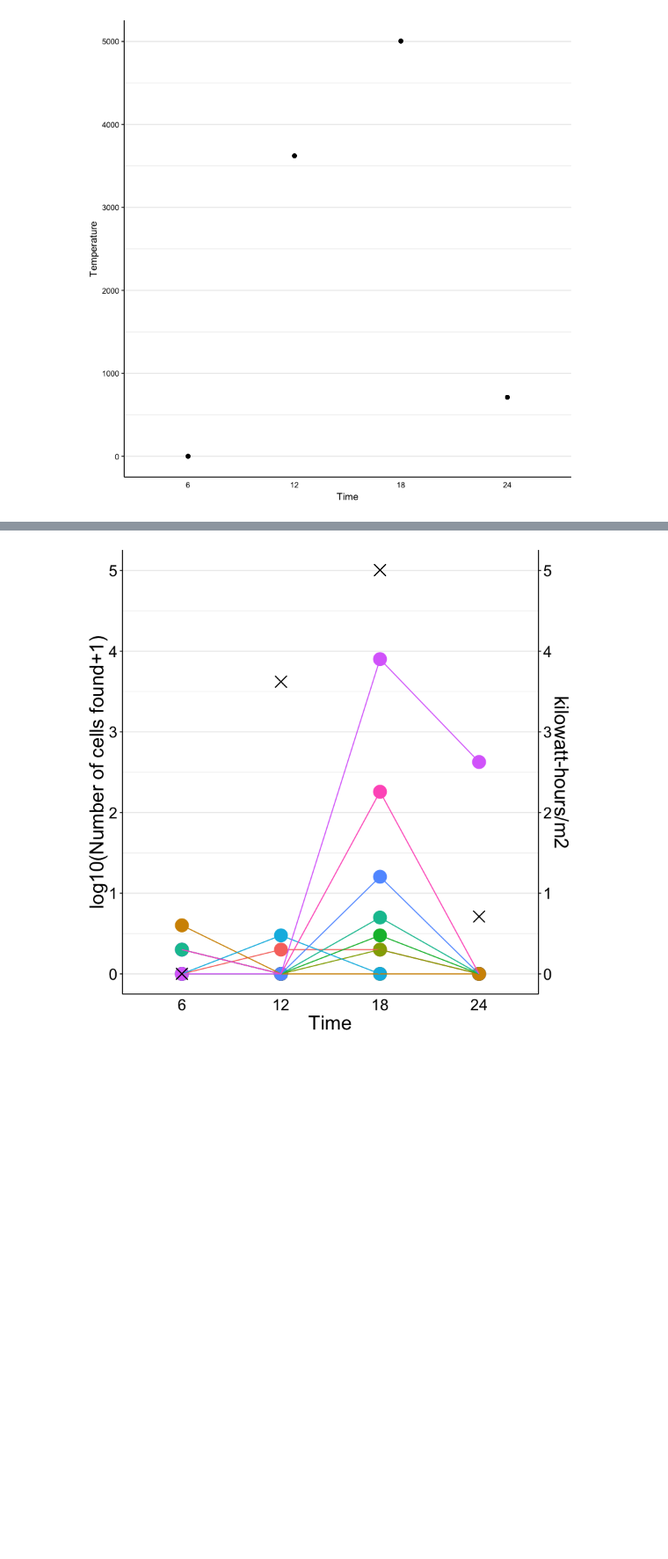
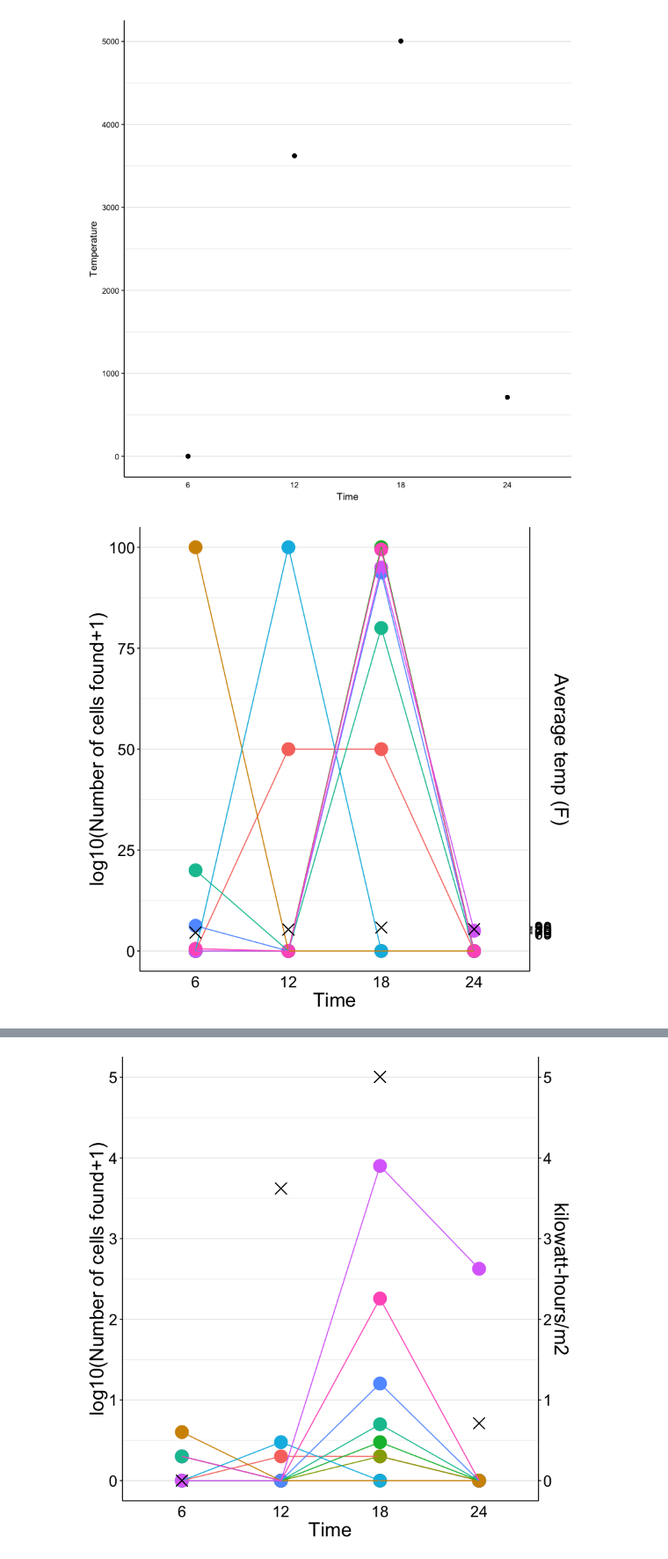
Before and after one commit to sagw/DE2019, a Jupyter notebook: Shed2019.ipynb, the cells around one changed output, grey strips where cells are left out. Shown at 88% size. Drawn from its saved outputs; the diff is of its cells as text; code cells hidden in the pictures; blank space fills up the shorter version.

```diff
--- a/Shed2019.ipynb
+++ b/Shed2019.ipynb
@@ -437,6 +409,6 @@ light= data.frame("Time"=c("6", "12", "18", "24"), "Watts" = c(0,217265/60, 3002
 time_oyster=merge(time_oyster_1, light, by="Time")
 # %%
 list_mean=aggregate(time_oyster$number, by=list(time_oyster$Replicate),
-  FUN=mean, na.rm=TRUE)
+  FUN=sum, na.rm=TRUE)
 keep=list_mean[!list_mean$x==0,]
-keep
+colnames(keep)=c("Replicate","total")
@@ -456,4 +437,5 @@ time_oyster$number=as.numeric(as.character(time_oyster$number))
 time_oyster$Replicate=as.factor(as.character(time_oyster$Replicate))
 time_oyster$Time=factor(as.character(time_oyster$Time), levels=c(6, 12, 18, 24), order=FALSE)
 
-infected_time=time_oyster[time_oyster$Replicate %in% keep$Group.1,]
+infected_time=merge(time_oyster, keep, by="Replicate")
+infected_time$percent=infected_time$number/infected_time$total*100
@@ -475,6 +477,24 @@ theme_bw()+
 ylab("Temperature")
 # %% [output]
 [figure]
+# %%
+ggplot(na.omit(infected_time), aes(x = Time, y = percent, col=Replicate, group=Replicate)) +
+#scale_color_manual(values=c("darkred", "goldenrod"))+
+        geom_point(size=6)+
+geom_line()+
+#facet_grid(. ~ Salinity)+
+geom_point(aes(x = Time, y = Temp/15), col="black", pch=4, size=5)+
+   scale_y_continuous(sec.axis = sec_axis(~.*15, name = "Average temp (F)", breaks=c(65, 70, 75, 80, 85, 90)))+
+theme_bw()+
+ theme(legend.position="none", panel.border = element_blank(),
+          panel.grid.major.x = element_blank(),
+          panel.grid.minor.x = element_blank(),
+
+          axis.ticks.x=element_blank(), axis.line=element_line(color="black"), axis.text=element_text(color="black"),
+          text = element_text(size=20))+
+ylab("log10(Number of cells found+1)")
+# %% [output]
+[figure, added]
 # %%
 ggplot(na.omit(infected_time), aes(x = Time, y = lognum, col=Replicate, group=Replicate)) +
 #scale_color_manual(values=c("darkred", "goldenrod"))+
```
Also changed, not shown: parts of 39 cells of this notebook.
